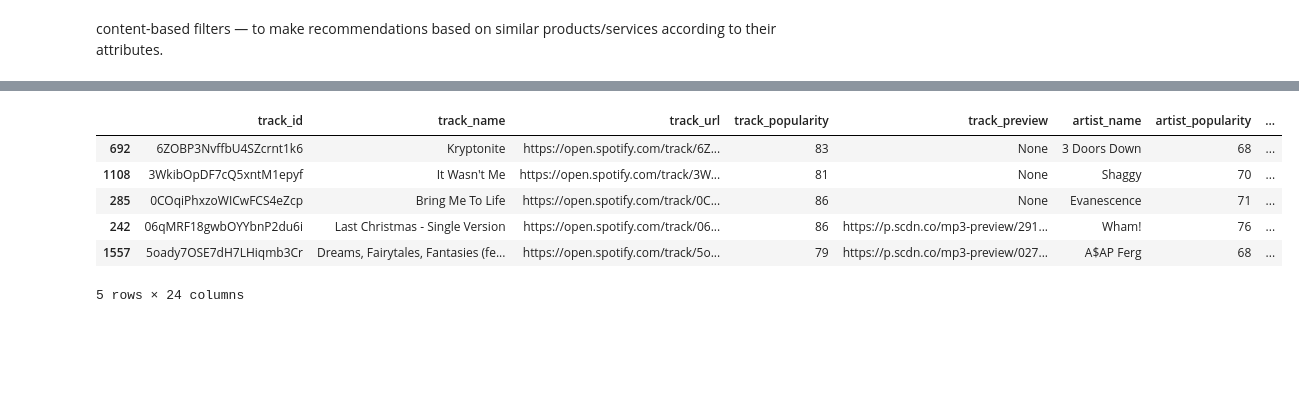
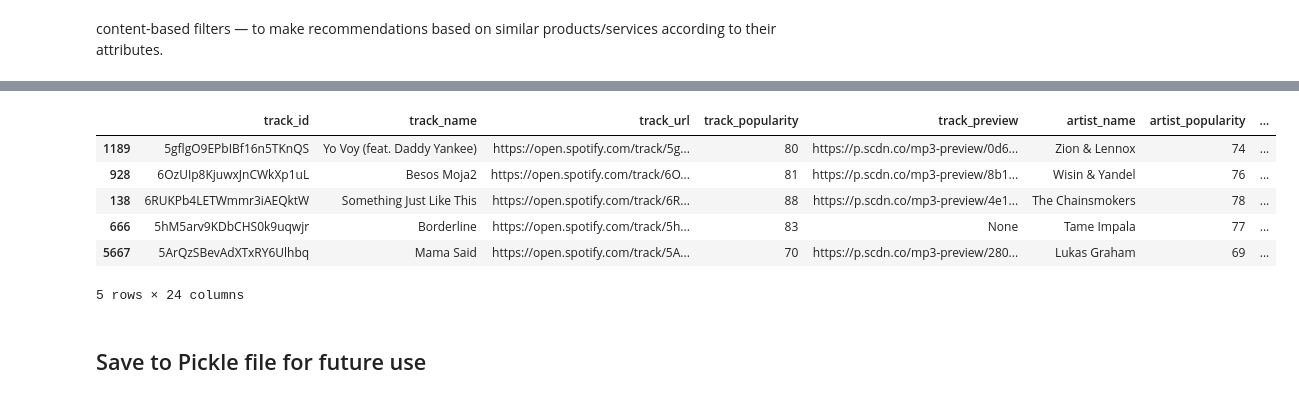
Before and after one commit to PhongHuynh0394/Spotify-Analysis-with-PySpark, a Jupyter notebook: workspace/EDA.ipynb, the cells around one changed output, grey strips where cells are left out. Drawn from its saved outputs; the diff is of its cells as text; code cells hidden in the pictures; blank space fills up the shorter version.

Commit message:
save model file, add requirement in UI and workspace

```diff
--- a/workspace/EDA.ipynb
+++ b/workspace/EDA.ipynb
@@ -504,9 +526,9 @@ plt.show()
 content-based filters — to make recommendations based on similar products/services according to their attributes.
 # %%
 class SongRecommendationSystem:
-    def __init__(self, client, options):
-        sql = "SELECT * FROM home.searchs"
-        self.song_library = client.query(sql, options)
+    def __init__(self, data: pd.DataFrame):
+
+        self.song_library = data
         self.song_library = self.song_library.sort_values(by=['track_popularity'], ascending=False).reset_index(drop=True)
 
         # Features for recommendation (numerical + genres)
@@ -541,5 +563,7 @@ class SongRecommendationSystem:
 # %%
 %%time
 # Example usage:
-recommendation_system = SongRecommendationSystem(client, options)
+sql = "SELECT * FROM home.searchs"
+song = client.query(sql, options)
+recommendation_system = SongRecommendationSystem(song)
 # %% [output]
@@ -548,6 +572,6 @@ Wall time: 15.8 s
 # %%
 %%time
-track_name = "Last Christmas"
+track_name = "Yo Voy (feat. Daddy Yankee)"
 recommended_songs = recommendation_system.recommend_songs(track_name)
 recommended_songs
 # %% [output]
@@ -556,7 +580,9 @@ Wall time: 1.62 s
 |  | track_id | track_name | track_url | track_popularity | track_preview | artist_name | artist_popularity | ... |
-| 692 | 6ZOBP3NvffbU4SZcrnt1k6 | Kryptonite | https://open.spotify.com/track/6Z... | 83 | None | 3 Doors Down | 68 | ... |
-| 1108 | 3WkibOpDF7cQ5xntM1epyf | It Wasn't Me | https://open.spotify.com/track/3W... | 81 | None | Shaggy | 70 | ... |
-| 285 | 0COqiPhxzoWICwFCS4eZcp | Bring Me To Life | https://open.spotify.com/track/0C... | 86 | None | Evanescence | 71 | ... |
-| 242 | 06qMRF18gwbOYYbnP2du6i | Last Christmas - Single Version | https://open.spotify.com/track/06... | 86 | https://p.scdn.co/mp3-preview/291... | Wham! | 76 | ... |
-| 1557 | 5oady7OSE7dH7LHiqmb3Cr | Dreams, Fairytales, Fantasies (fe... | https://open.spotify.com/track/5o... | 79 | https://p.scdn.co/mp3-preview/027... | A$AP Ferg | 68 | ... |
+| 1189 | 5gflgO9EPbIBf16n5TKnQS | Yo Voy (feat. Daddy Yankee) | https://open.spotify.com/track/5g... | 80 | https://p.scdn.co/mp3-preview/0d6... | Zion & Lennox | 74 | ... |
+| 928 | 6OzUIp8KjuwxJnCWkXp1uL | Besos Moja2 | https://open.spotify.com/track/6O... | 81 | https://p.scdn.co/mp3-preview/8b1... | Wisin & Yandel | 76 | ... |
+| 138 | 6RUKPb4LETWmmr3iAEQktW | Something Just Like This | https://open.spotify.com/track/6R... | 88 | https://p.scdn.co/mp3-preview/4e1... | The Chainsmokers | 78 | ... |
+| 666 | 5hM5arv9KDbCHS0k9uqwjr | Borderline | https://open.spotify.com/track/5h... | 83 | None | Tame Impala | 77 | ... |
+| 5667 | 5ArQzSBevAdXTxRY6Ulhbq | Mama Said | https://open.spotify.com/track/5A... | 70 | https://p.scdn.co/mp3-preview/280... | Lukas Graham | 69 | ... |
 5 rows × 24 columns
+# %% [markdown]
+## Save to Pickle file for future use
```
Also changed, not shown: parts of 8 cells of this notebook, 4 other files.
